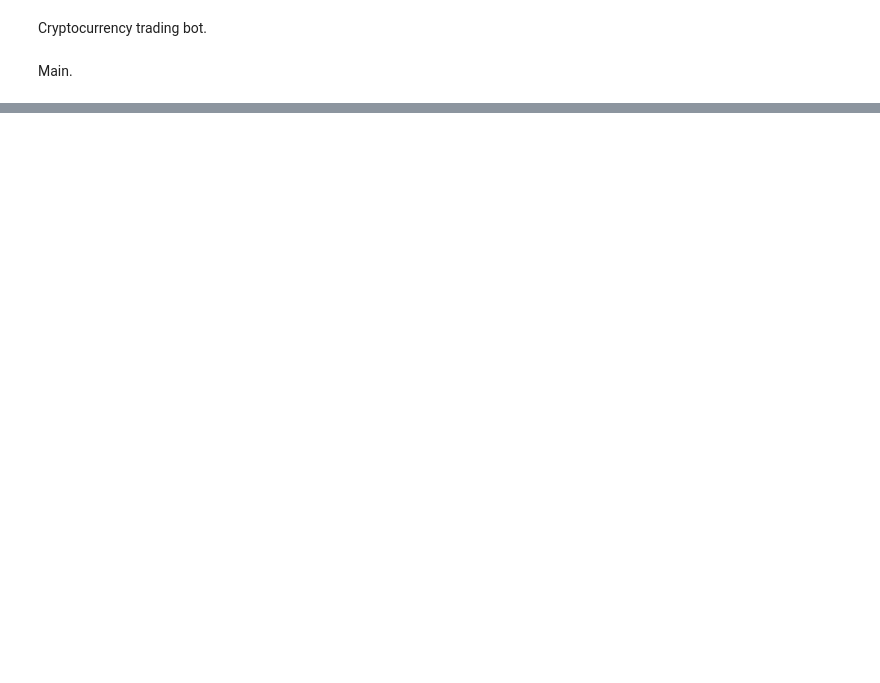
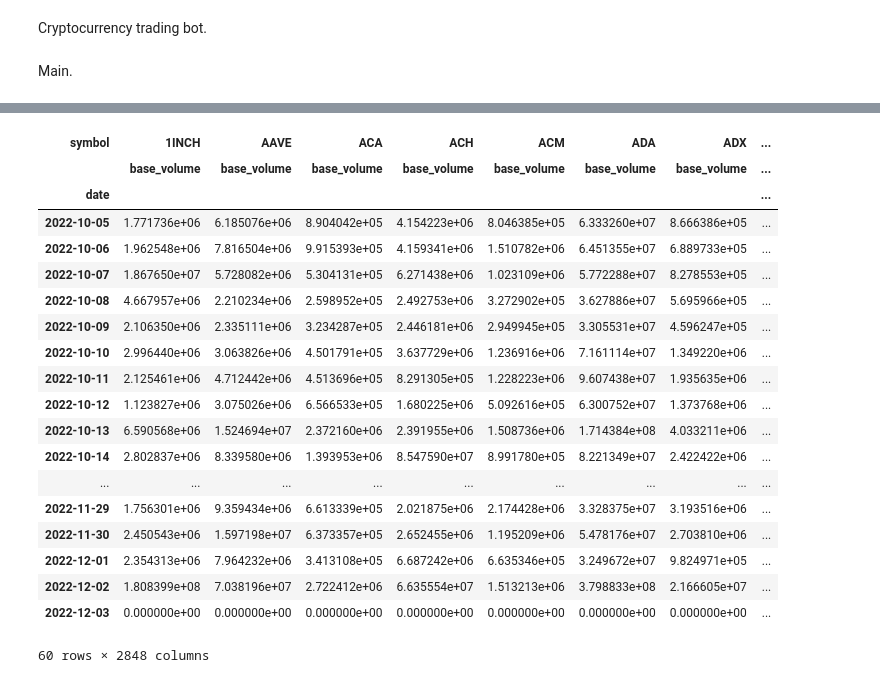
Before and after one commit to Humbleman72/crypto_bot, a Jupyter notebook: crypto_logger_tests.ipynb, the cells around one changed output, grey strips where cells are left out. Saved outputs shown, nothing was run; the diff lists cells and outputs as text; code cells hidden in the pictures; blank space fills up the shorter version.

```diff
--- a/crypto_logger_tests.ipynb
+++ b/crypto_logger_tests.ipynb
@@ -39,0 +120,24 @@ df_output_1d
+# %%
+df_output_1d = output_1d.maybe_get_from_file(dataset=None, inputs=False, screened=False)
+df_output_1d
+# %% [output]
+| symbol | 1INCH | AAVE | ACA | ACH | ACM | ADA | ADX | ... |
+|  | base_volume | base_volume | base_volume | base_volume | base_volume | base_volume | base_volume | ... |
+| date |  |  |  |  |  |  |  | ... |
+| 2022-10-05 | 1.771736e+06 | 6.185076e+06 | 8.904042e+05 | 4.154223e+06 | 8.046385e+05 | 6.333260e+07 | 8.666386e+05 | ... |
+| 2022-10-06 | 1.962548e+06 | 7.816504e+06 | 9.915393e+05 | 4.159341e+06 | 1.510782e+06 | 6.451355e+07 | 6.889733e+05 | ... |
+| 2022-10-07 | 1.867650e+07 | 5.728082e+06 | 5.304131e+05 | 6.271438e+06 | 1.023109e+06 | 5.772288e+07 | 8.278553e+05 | ... |
+| 2022-10-08 | 4.667957e+06 | 2.210234e+06 | 2.598952e+05 | 2.492753e+06 | 3.272902e+05 | 3.627886e+07 | 5.695966e+05 | ... |
+| 2022-10-09 | 2.106350e+06 | 2.335111e+06 | 3.234287e+05 | 2.446181e+06 | 2.949945e+05 | 3.305531e+07 | 4.596247e+05 | ... |
+| 2022-10-10 | 2.996440e+06 | 3.063826e+06 | 4.501791e+05 | 3.637729e+06 | 1.236916e+06 | 7.161114e+07 | 1.349220e+06 | ... |
+| 2022-10-11 | 2.125461e+06 | 4.712442e+06 | 4.513696e+05 | 8.291305e+05 | 1.228223e+06 | 9.607438e+07 | 1.935635e+06 | ... |
+| 2022-10-12 | 1.123827e+06 | 3.075026e+06 | 6.566533e+05 | 1.680225e+06 | 5.092616e+05 | 6.300752e+07 | 1.373768e+06 | ... |
+| 2022-10-13 | 6.590568e+06 | 1.524694e+07 | 2.372160e+06 | 2.391955e+06 | 1.508736e+06 | 1.714384e+08 | 4.033211e+06 | ... |
+| 2022-10-14 | 2.802837e+06 | 8.339580e+06 | 1.393953e+06 | 8.547590e+07 | 8.991780e+05 | 8.221349e+07 | 2.422422e+06 | ... |
+| ... | ... | ... | ... | ... | ... | ... | ... | ... |
+| 2022-11-29 | 1.756301e+06 | 9.359434e+06 | 6.613339e+05 | 2.021875e+06 | 2.174428e+06 | 3.328375e+07 | 3.193516e+06 | ... |
+| 2022-11-30 | 2.450543e+06 | 1.597198e+07 | 6.373357e+05 | 2.652455e+06 | 1.195209e+06 | 5.478176e+07 | 2.703810e+06 | ... |
+| 2022-12-01 | 2.354313e+06 | 7.964232e+06 | 3.413108e+05 | 6.687242e+06 | 6.635346e+05 | 3.249672e+07 | 9.824971e+05 | ... |
+| 2022-12-02 | 1.808399e+08 | 7.038196e+07 | 2.722412e+06 | 6.635554e+07 | 1.513213e+06 | 3.798833e+08 | 2.166605e+07 | ... |
+| 2022-12-03 | 0.000000e+00 | 0.000000e+00 | 0.000000e+00 | 0.000000e+00 | 0.000000e+00 | 0.000000e+00 | 0.000000e+00 | ... |
+60 rows × 2848 columns
```
Also changed, not shown: parts of 28 cells of this notebook, 5 other files.
